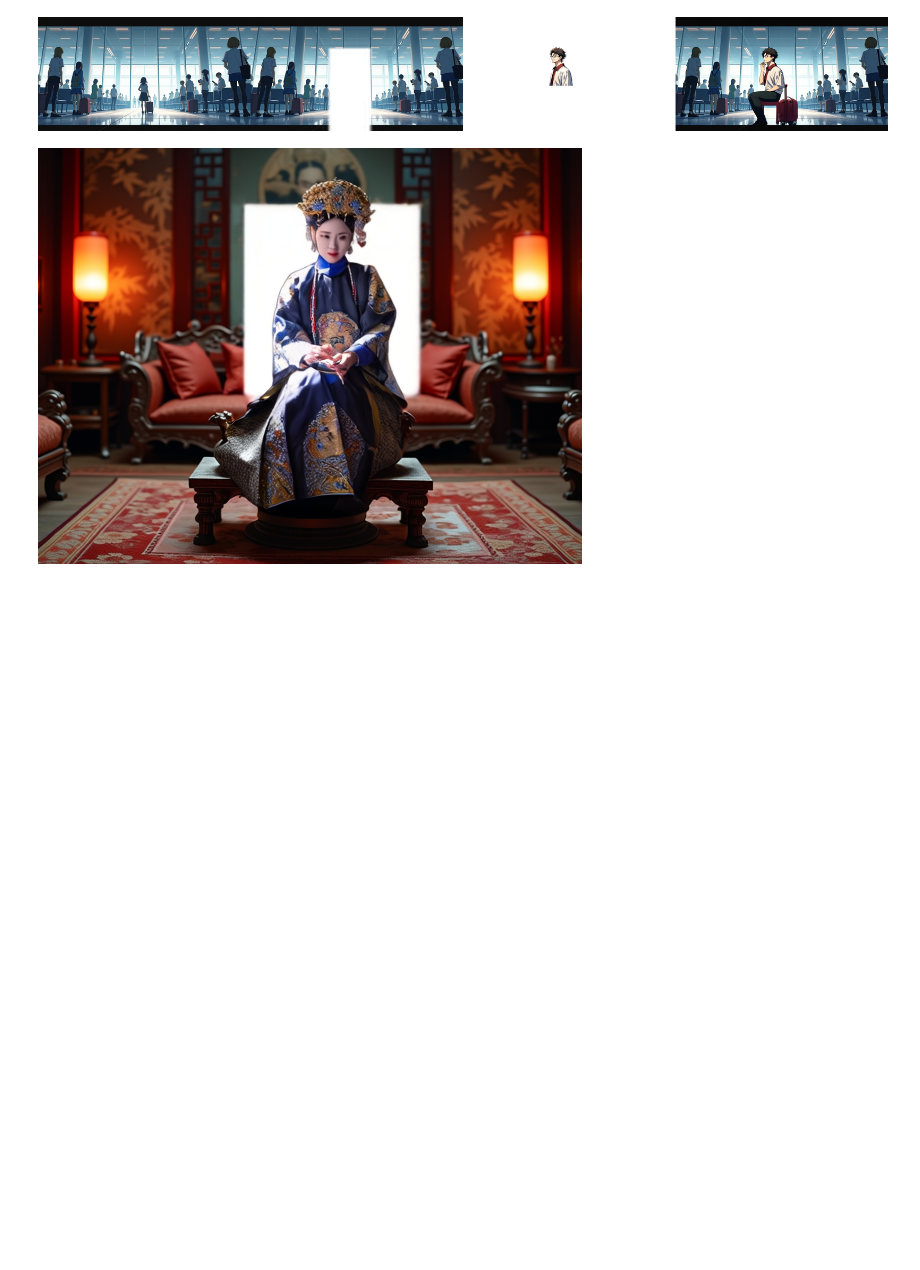
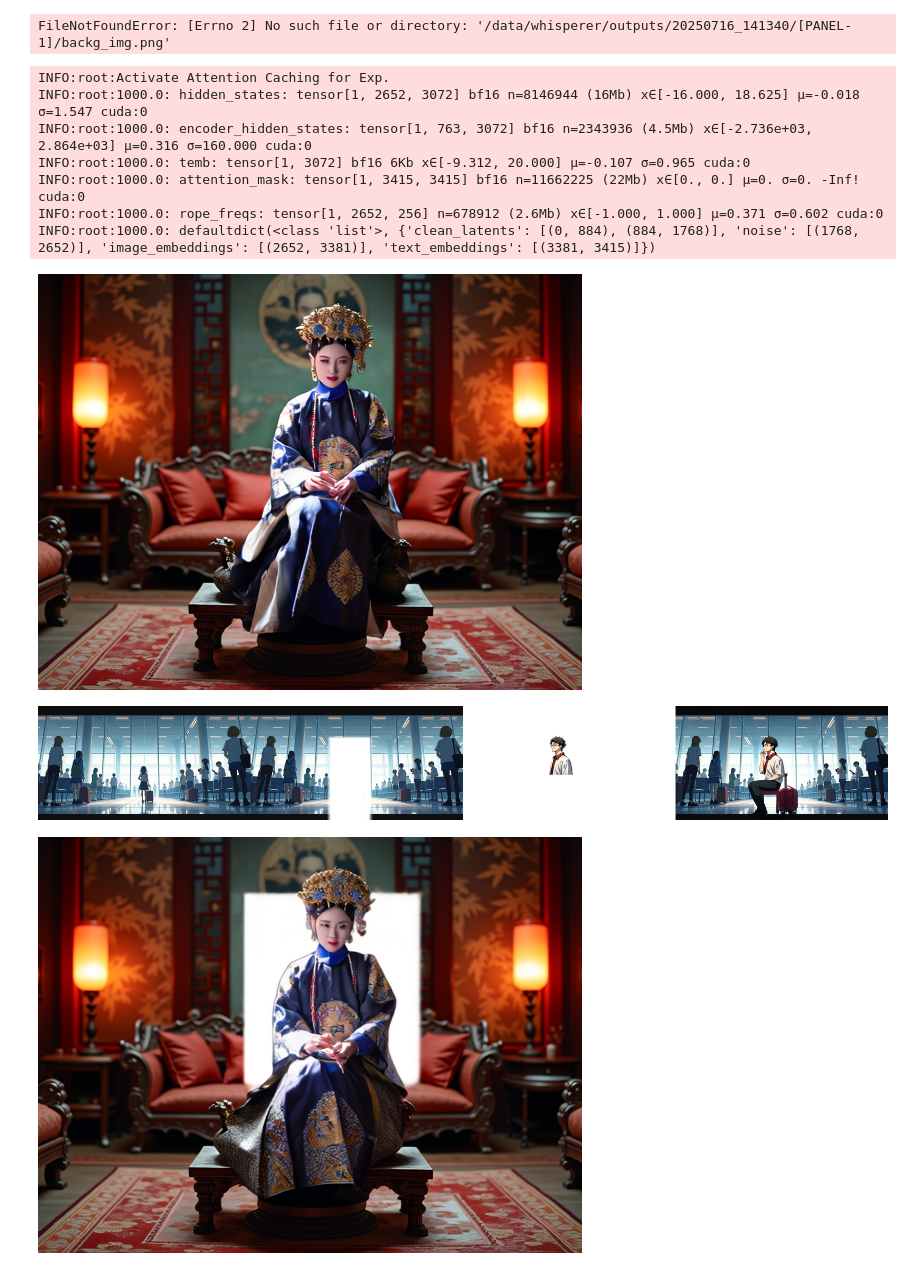
Before and after one commit to yj7082126/musubi-tuner, a Jupyter notebook: src/practice/test_attn.ipynb, the cells around one changed output. Cells and saved outputs as stored; diff of their text form; code cells hidden in the pictures; blank space fills up the shorter version.

```diff
--- a/test_attn.ipynb
+++ b/src/practice/test_attn.ipynb
@@ -92,15 +102,69 @@ INFO:musubi_tuner.frame_pack.framepack_utils:Loading image encoder from /shared/
 
 in_folder = Path("/data/whisperer/vlm/tmp/07_1116695226_whitebg/2")
 prompt = (in_folder / "prompt.txt").read_text()
-image_path = str(in_folder / "backg_img.png")
+image_paths = [str(in_folder / "backg_img.png")]
 control_image_paths = [str(in_folder / "backg_img.png"), str(in_folder / "chara_img.png")]
 control_image_mask_paths = [str(in_folder / "mask_img.png"), ""]
 
-seed = int(in_folder.parent.name.split("_")[1])
-og_width, og_height = read_image(image_path).size
-width, height = getres(og_width, og_height)
-control_indices = [0,10]
-target_index = [1]
+seed = 24
+width, height = getres(*read_image(image_paths[0]).size)
+# %% [output]
+FileNotFoundError: [Errno 2] No such file or directory: '/data/whisperer/outputs/20250716_141340/[PANEL-1]/backg_img.png'
+# %%
+## Text Preprocessing
+text_kwargs = get_text_preproc(prompt, text_encoder1, text_encoder2, tokenizer1, tokenizer2,  device=device)
+
+## Image Preprocessing
+image_kwargs, img_np = prepare_image_inputs(
+    image_paths, feature_extractor, image_encoder,
+    width=width, height=height,
+    target_index=target_index, device=device, dtype=torch.bfloat16)
+
+## Control Preprocessing
+control_kwargs, control_nps = prepare_control_inputs(
+    control_image_paths, control_image_mask_paths, vae,
+    width=width, height=height,
+    control_indices=control_indices)
+
+# entity_masks = torch.cat([preproc_mask(e_mask, width, height, invert=False)[0] for e_mask in entity_mask_paths], 1)
+# %%
+num_inference_steps=25
+seed = np.random.randint(2**31)
+# seed = 2105350387 1989424941
+generator = torch.Generator(device="cpu")
+generator.manual_seed(seed)
+
+attn_cache.clear()
+results = sample_hunyuan(
+    transformer=model, sampler='unipc', width=width, height=height, frames=1,
+    real_guidance_scale=1.0, distilled_guidance_scale=10.0, guidance_rescale=0.0, shift=None,
+    num_inference_steps=num_inference_steps,
+    generator=generator, device=device, dtype=torch.bfloat16,
+    cache_results=True, cache_layers = [],
+    clean_latent_bbox=None,
+    use_attention_masking=[],
+    entity_masks=None,
+    **text_kwargs,
+    **image_kwargs,
+    **control_kwargs
+)
+history_pixels = torch.cat([
+    vae_decode(results[:, :, i:i + 1, :, :], vae).cpu() for i in range(results.shape[2])
+], dim=2)
+result_img = (torch.clamp(((history_pixels[0,:,0,:,:]+1.0)/2.0).permute(1,2,0).cpu(), 0.0, 1.0) * 255.).numpy().astype(np.uint8)
+result_img = np.concatenate([result_img, np.ones(result_img.shape[:2] + (1, ))*255], axis=-1).astype(np.uint8)
+
+# Image.fromarray(np.concatenate(control_nps + [result_img], axis=1))
+Image.fromarray(result_img)
+# %% [output]
+INFO:root:Activate Attention Caching for Exp.
+INFO:root:1000.0: hidden_states: tensor[1, 2652, 3072] bf16 n=8146944 (16Mb) x∈[-16.000, 18.625] μ=-0.018 σ=1.547 cuda:0
+INFO:root:1000.0: encoder_hidden_states: tensor[1, 763, 3072] bf16 n=2343936 (4.5Mb) x∈[-2.736e+03, 2.864e+03] μ=0.316 σ=160.000 cuda:0
+INFO:root:1000.0: temb: tensor[1, 3072] bf16 6Kb x∈[-9.312, 20.000] μ=-0.107 σ=0.965 cuda:0
+INFO:root:1000.0: attention_mask: tensor[1, 3415, 3415] bf16 n=11662225 (22Mb) x∈[0., 0.] μ=0. σ=0. -Inf! cuda:0
+INFO:root:1000.0: rope_freqs: tensor[1, 2652, 256] n=678912 (2.6Mb) x∈[-1.000, 1.000] μ=0.371 σ=0.602 cuda:0
+INFO:root:1000.0: defaultdict(<class 'list'>, {'clean_latents': [(0, 884), (884, 1768)], 'noise': [(1768, 2652)], 'image_embeddings': [(2652, 3381)], 'text_embeddings': [(3381, 3415)]})
+[figure, added]
 # %%
 with torch.autocast(device_type=device.type, dtype=text_encoder1.dtype), torch.no_grad():
     llama_vec, clip_l_pooler, llama_strtokens = encode_prompt_conds(
```
Also changed, not shown: parts of 2 cells of this notebook, 8 other files.
